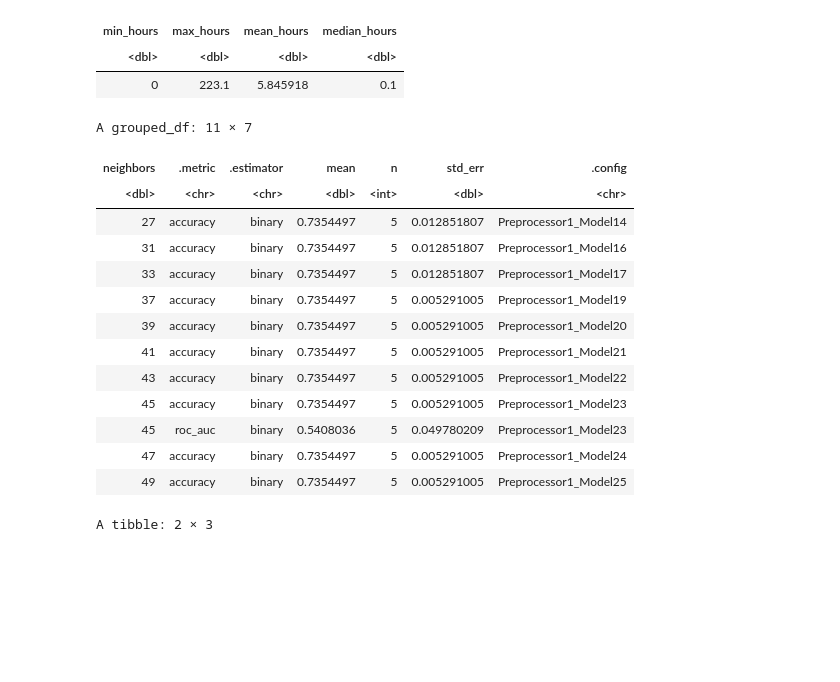
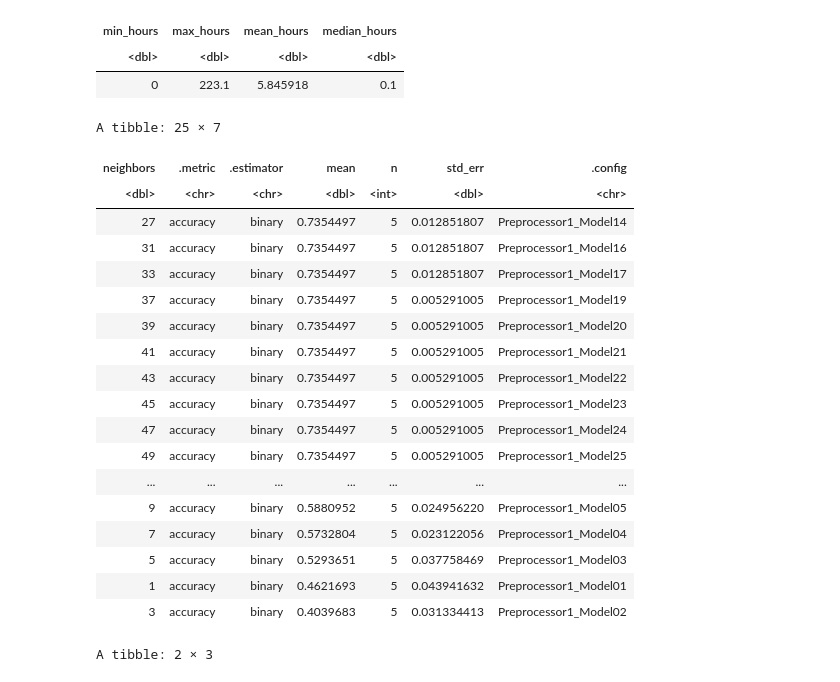
Before and after one commit to X9126/dsci-100-2025ss-individual, a Jupyter notebook: project-1.ipynb, the cells around one changed output. Drawn from its saved outputs; the diff is of its cells as text; code cells hidden in the pictures; blank space fills up the shorter version.

Commit message:
Update accuracy ranking table for K values
Replaced the earlier best-results table with a full accuracy-ranked list to better compare model performance across different K values.

```diff
--- a/project-1.ipynb
+++ b/project-1.ipynb
@@ -122,25 +122,29 @@ players_fit <- workflow() |>
   add_model(knn_tune) |>
   tune_grid(resamples = players_vfold, grid = k_vals)
 # %%
-best_results <- collect_metrics(players_fit)|>
-  group_by(.metric) |>
-  filter(mean == max(mean))
-best_results
+collect_metrics(players_fit) |>
+  filter(.metric == "accuracy") |>
+  arrange(desc(mean))
 # %% [output]
-A grouped_df: 11 × 7
+A tibble: 25 × 7
 | neighbors | .metric | .estimator | mean | n | std_err | .config |
 | <dbl> | <chr> | <chr> | <dbl> | <int> | <dbl> | <chr> |
 | 27 | accuracy | binary | 0.7354497 | 5 | 0.012851807 | Preprocessor1_Model14 |
 | 31 | accuracy | binary | 0.7354497 | 5 | 0.012851807 | Preprocessor1_Model16 |
 | 33 | accuracy | binary | 0.7354497 | 5 | 0.012851807 | Preprocessor1_Model17 |
 | 37 | accuracy | binary | 0.7354497 | 5 | 0.005291005 | Preprocessor1_Model19 |
 | 39 | accuracy | binary | 0.7354497 | 5 | 0.005291005 | Preprocessor1_Model20 |
 | 41 | accuracy | binary | 0.7354497 | 5 | 0.005291005 | Preprocessor1_Model21 |
 | 43 | accuracy | binary | 0.7354497 | 5 | 0.005291005 | Preprocessor1_Model22 |
 | 45 | accuracy | binary | 0.7354497 | 5 | 0.005291005 | Preprocessor1_Model23 |
-| 45 | roc_auc | binary | 0.5408036 | 5 | 0.049780209 | Preprocessor1_Model23 |
 | 47 | accuracy | binary | 0.7354497 | 5 | 0.005291005 | Preprocessor1_Model24 |
 | 49 | accuracy | binary | 0.7354497 | 5 | 0.005291005 | Preprocessor1_Model25 |
+| ... | ... | ... | ... | ... | ... | ... |
+| 9 | accuracy | binary | 0.5880952 | 5 | 0.024956220 | Preprocessor1_Model05 |
+| 7 | accuracy | binary | 0.5732804 | 5 | 0.023122056 | Preprocessor1_Model04 |
+| 5 | accuracy | binary | 0.5293651 | 5 | 0.037758469 | Preprocessor1_Model03 |
+| 1 | accuracy | binary | 0.4621693 | 5 | 0.043941632 | Preprocessor1_Model01 |
+| 3 | accuracy | binary | 0.4039683 | 5 | 0.031334413 | Preprocessor1_Model02 |
 # %%
 players_wflow <- workflow() |>
   add_recipe(players_recipe) |>
```
Also changed, not shown: parts of 1 cell of this notebook.
